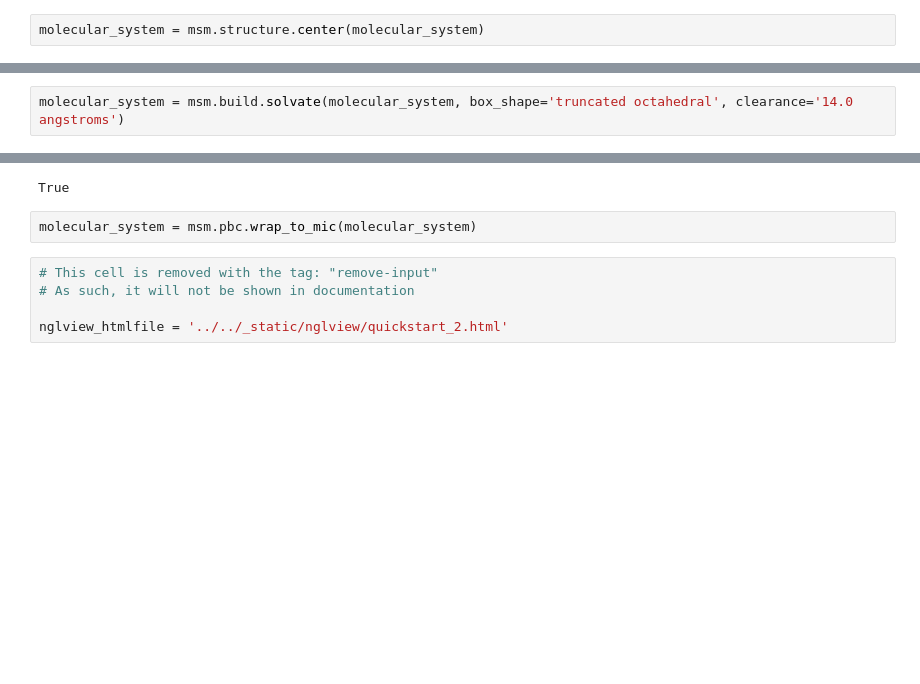
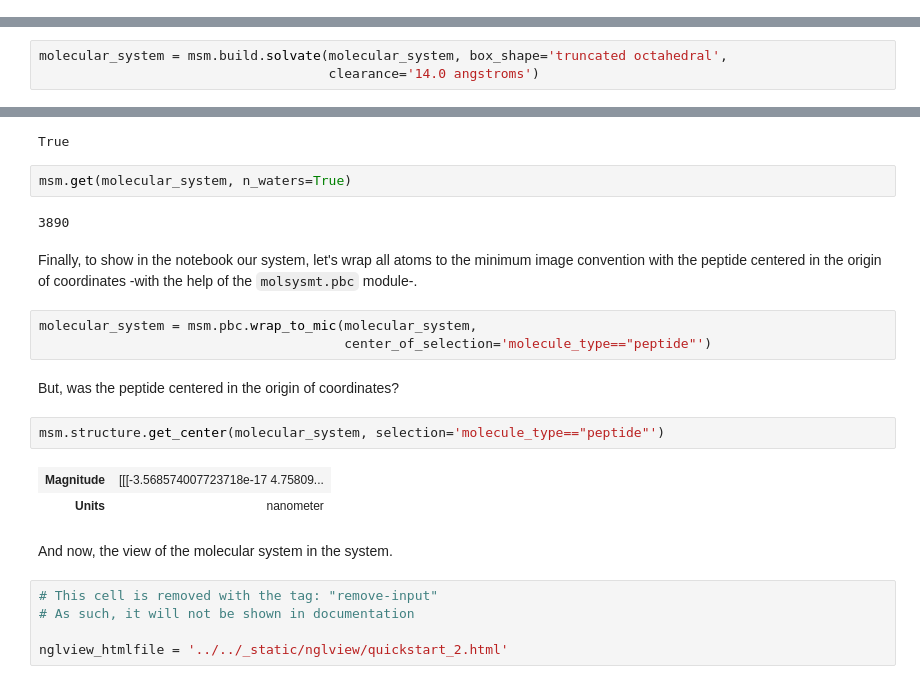
Before and after one commit to LMMV/molsysmt, a Jupyter notebook: docs/contents/showcase/quickstart.ipynb, the cells around one changed output, grey strips where cells are left out. Cells and saved outputs as stored; diff of their text form; blank space fills up the shorter version.

```diff
--- a/docs/contents/showcase/quickstart.ipynb
+++ b/docs/contents/showcase/quickstart.ipynb
@@ -252,4 +250,2 @@ The module `molsysmt.build` offers tools such as `solvate`, `add_missing_hydroge
 # %%
 molecular_system = msm.build.build_peptide('AceAlaAlaAlaNme')
-# %%
-molecular_system = msm.structure.center(molecular_system)
@@ -260,2 +260,3 @@ msm.get(molecular_system, n_aminoacids=True, n_groups=True)
 # %%
-molecular_system = msm.build.solvate(molecular_system, box_shape='truncated octahedral', clearance='14.0 angstroms')
+molecular_system = msm.build.solvate(molecular_system, box_shape='truncated octahedral',
+                                     clearance='14.0 angstroms')
@@ -263,8 +266,24 @@ molecular_system = msm.build.solvate(molecular_system, box_shape='truncated octa
 msm.build.is_solvated(molecular_system)
 # %% [output]
 True
+# %%
+msm.get(molecular_system, n_waters=True)
+# %% [output]
+3890
+# %% [markdown]
+Finally, to show in the notebook our system, let's wrap all atoms to the minimum image convention with the peptide centered in the origin of coordinates -with the help of the `molsysmt.pbc` module-.
 # %%
-molecular_system = msm.pbc.wrap_to_mic(molecular_system)
+molecular_system = msm.pbc.wrap_to_mic(molecular_system,
+                                       center_of_selection='molecule_type=="peptide"')
+# %% [markdown]
+But, was the peptide centered in the origin of coordinates?
+# %%
+msm.structure.get_center(molecular_system, selection='molecule_type=="peptide"')
+# %% [output]
+| Magnitude | [[[-3.568574007723718e-17 4.75809... |
+| Units | nanometer |
+# %% [markdown]
+And now, the view of the molecular system in the system.
 # %%
 # This cell is removed with the tag: "remove-input"
 # As such, it will not be shown in documentation
```
Also changed, not shown: parts of 37 cells of this notebook, 1 other file.
